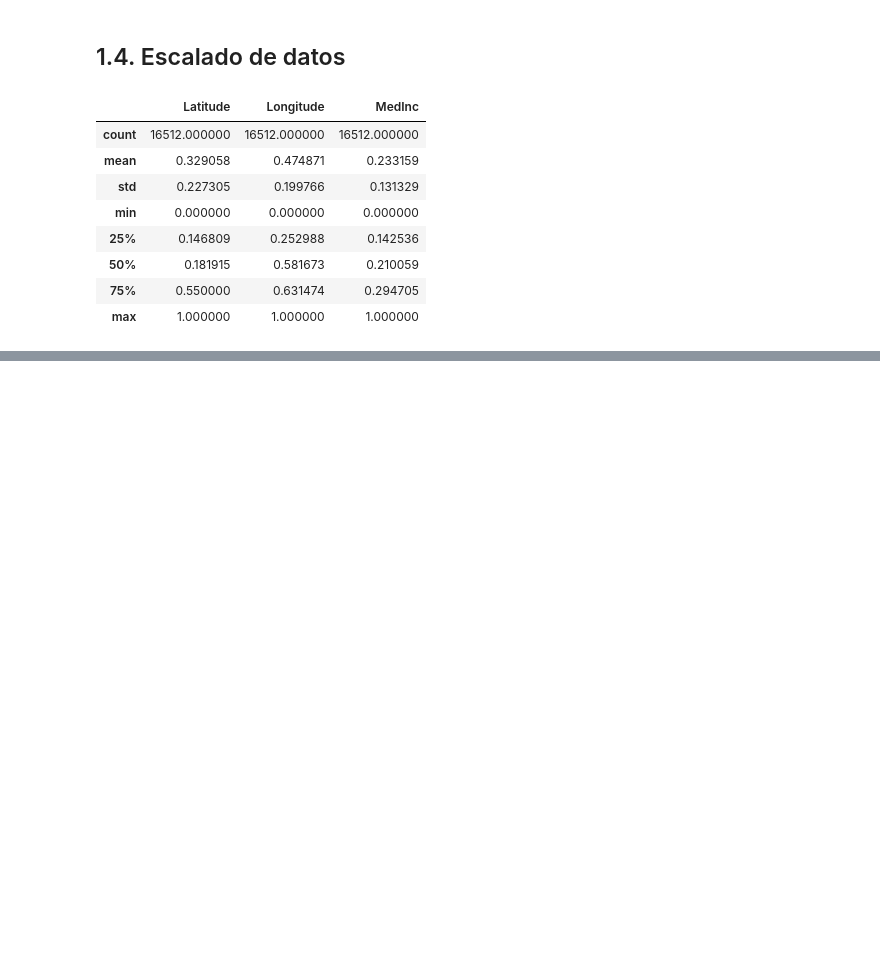
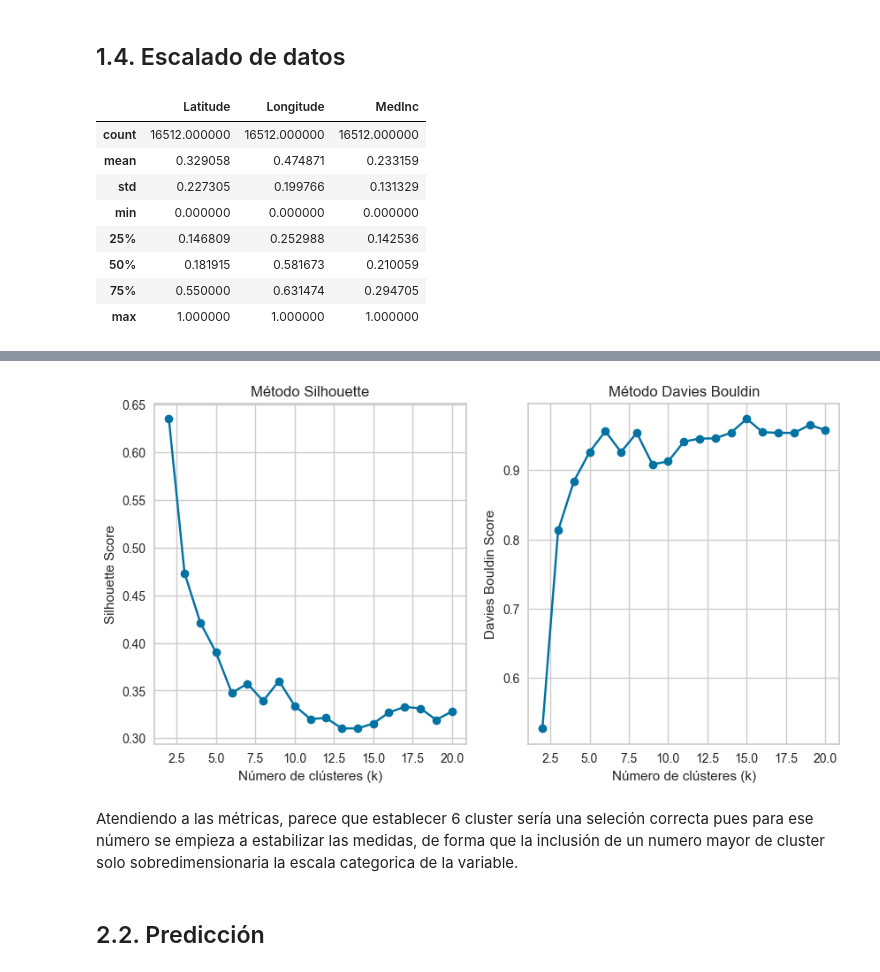
Before and after one commit to jjimvar/intro-ml, a Jupyter notebook: src/09-k-means.ipynb, the cells around one changed output, grey strips where cells are left out. Saved outputs shown, nothing was run; the diff lists cells and outputs as text; code cells hidden in the pictures; blank space fills up the shorter version.

```diff
--- a/src/09-k-means.ipynb
+++ b/src/09-k-means.ipynb
@@ -141,0 +124,29 @@ X_train_sc.describe()
+# %%
+# Computamos métricas
+sil_score=[] # Distancia media de cada punto con el resto de centroides (maximizar)
+dav_score=[] # Similitud media con respecto al centroide más cercano (minimizar)
+
+for k in range(2,21):
+    modelo=KMeans(n_clusters=k, random_state=0)
+    modelo.fit(X_train_sc)
+    sil_score.append(silhouette_score(X_train_sc, modelo.labels_))
+    dav_score.append(davies_bouldin_score(X_train_sc, modelo.labels_))
+# %%
+fig, axis = plt.subplots(1, 2, figsize = (10, 5))
+
+axis[0].plot(range(2,21), sil_score, marker="o")
+axis[0].set_title('Método Silhouette')
+axis[0].set_xlabel('Número de clústeres (k)')
+axis[0].set_ylabel('Silhouette Score')
+axis[1].plot(range(2,21), dav_score, marker="o")
+axis[1].set_title('Método Davies Bouldin')
+axis[1].set_xlabel('Número de clústeres (k)')
+axis[1].set_ylabel('Davies Bouldin Score')
+plt.grid(True)
+plt.show()
+# %% [output]
+[figure, added]
+# %% [markdown]
+Atendiendo a las métricas, parece que establecer 6 cluster sería una seleción correcta pues para ese número se empieza a estabilizar las medidas, de forma que la inclusión de un numero mayor de cluster solo sobredimensionaria la escala categorica de la variable.
+# %% [markdown]
+## 2.2. Predicción
```
Also changed, not shown: parts of 30 cells of this notebook, 10 other files.
